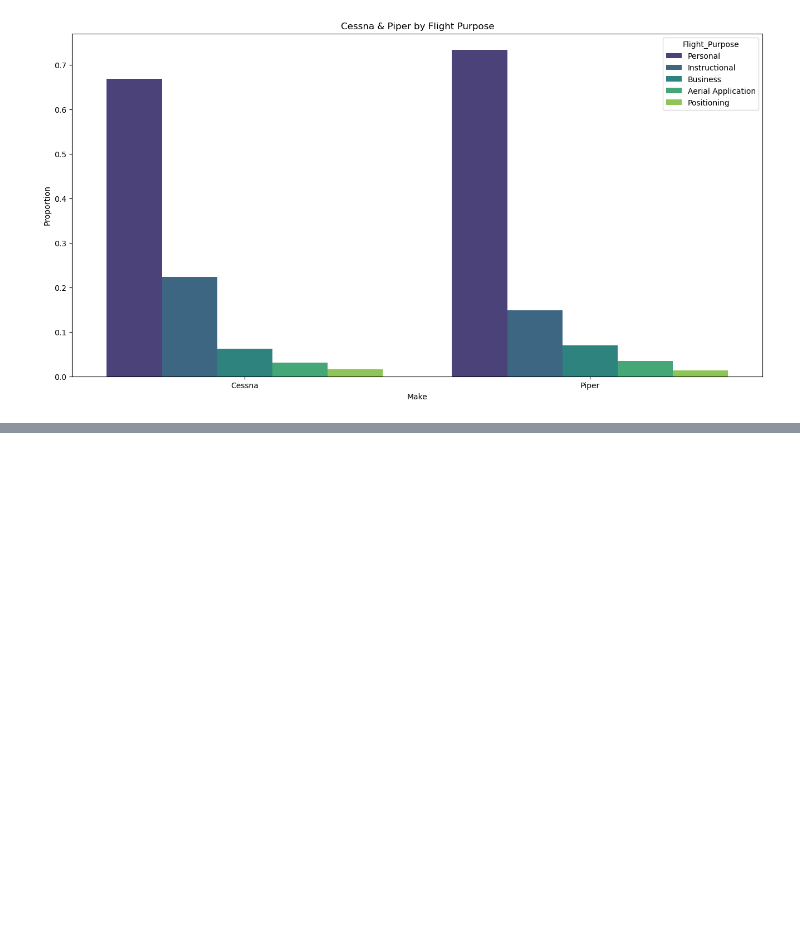
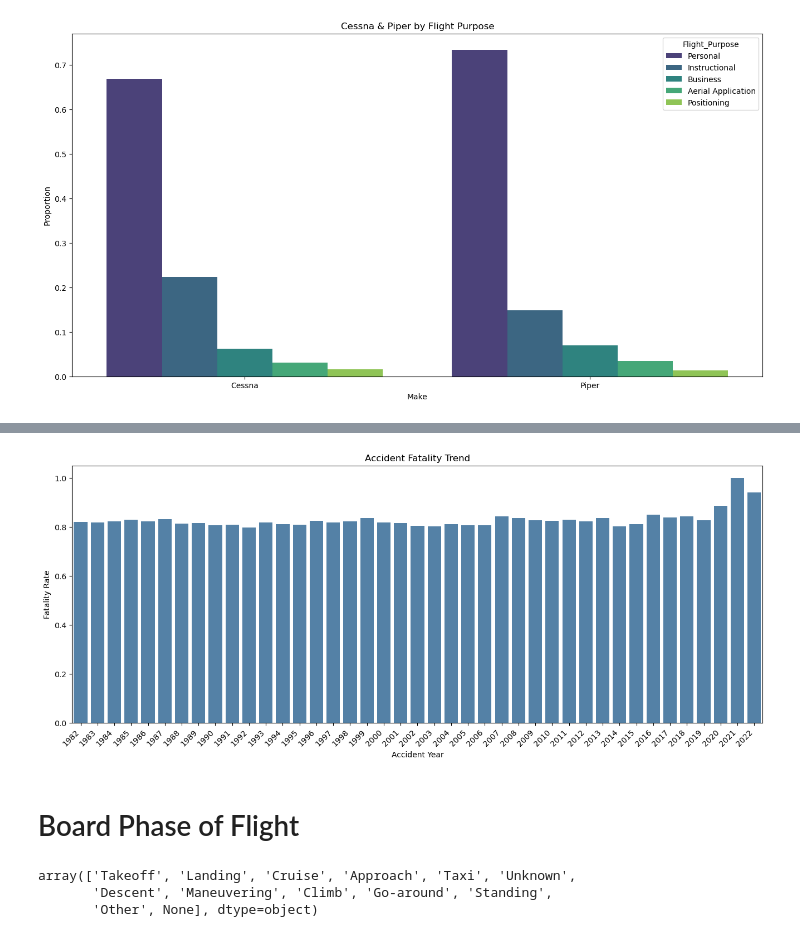
Before and after one commit to timkiruri/AeroRisk-Analysis, a Jupyter notebook: notebooks/03_data_visualisations.ipynb, the cells around one changed output, grey strips where cells are left out. Cells and saved outputs as stored; diff of their text form; code cells hidden in the pictures; blank space fills up the shorter version.

```diff
--- a/notebooks/03_data_visualisations.ipynb
+++ b/notebooks/03_data_visualisations.ipynb
@@ -209,0 +374,4 @@ plt.show();
+# %%
+fatality_trend = df.groupby('Year')['Injury_Severity'].value_counts(normalize = True).unstack()
+
+fatality_trend
@@ -209,0 +397,25 @@ plt.show();
+# %%
+# Creating the figure
+fig, ax = plt.subplots(1, 1, figsize = (16, 6))
+
+# Creating the plot
+sns.barplot(data = fatality_trend, x = 'Year', y = 'Non-Fatal', color = 'steelblue')
+
+# Labelling the plot
+plt.title('Accident Fatality Trend')
+plt.xlabel('Accident Year')
+plt.xticks(rotation = 45, ha = 'right')
+plt.ylabel('Fatality Rate')
+
+# Showing the plot
+plt.show()
+# %% [output]
+[figure, added]
+# %% [markdown]
+# Board Phase of Flight
+# %%
+df['Broad_phase_of_flight'].unique()
+# %% [output]
+array(['Takeoff', 'Landing', 'Cruise', 'Approach', 'Taxi', 'Unknown',
+       'Descent', 'Maneuvering', 'Climb', 'Go-around', 'Standing',
+       'Other', None], dtype=object)
```
Also changed, not shown: parts of 27 cells of this notebook, 7 other files.
